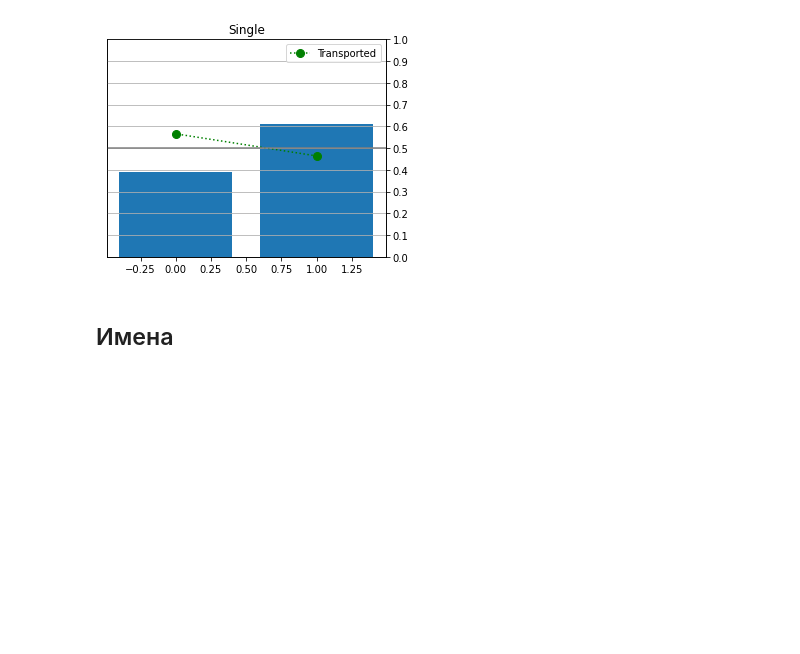
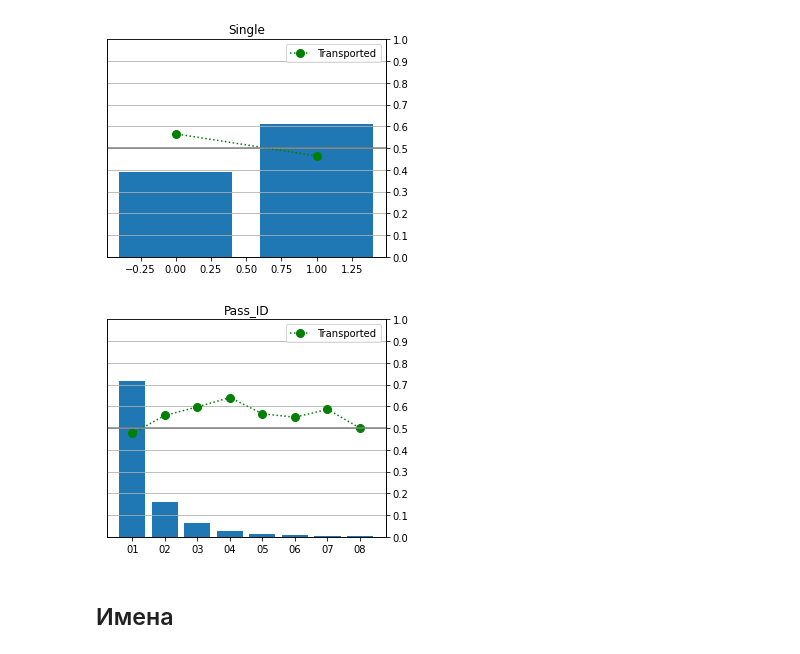
Before and after one commit to steps137/ML, a Jupyter notebook: ML/Titanic/Titanic-Data.ipynb, the cells around one changed output. Saved outputs shown, nothing was run; the diff lists cells and outputs as text; code cells hidden in the pictures; blank space fills up the shorter version.

```diff
--- a/ML/Titanic/Titanic-Data.ipynb
+++ b/ML/Titanic/Titanic-Data.ipynb
@@ -334,6 +329,10 @@ plot_bars(df_trn, ['Deck'], ['Age_0'])
 plot_bars(df_trn, ['Single'])
 # %% [output]
 [figure]
+# %%
+plot_bars(df_trn, ['Pass_ID'])
+# %% [output]
+[figure, added]
 # %% [markdown]
 ## Имена
 # %%
```
Also changed, not shown: parts of 4 cells of this notebook, 2 other files.
